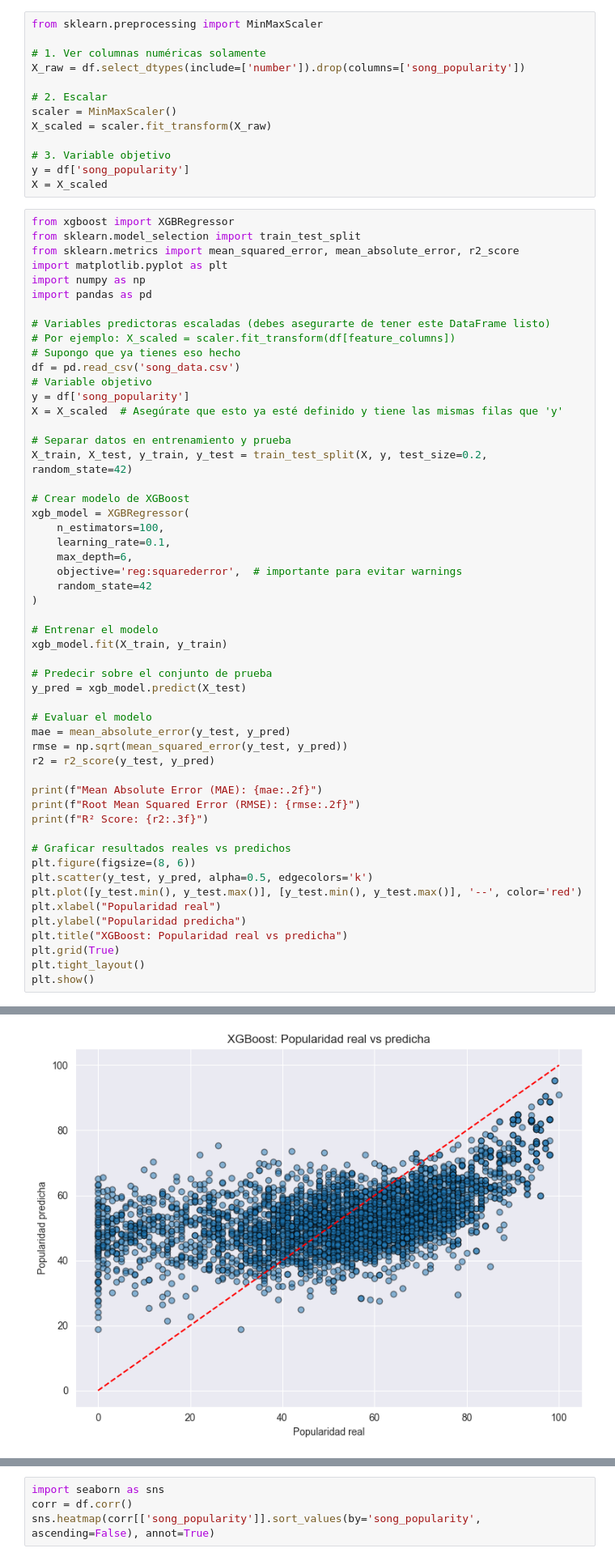
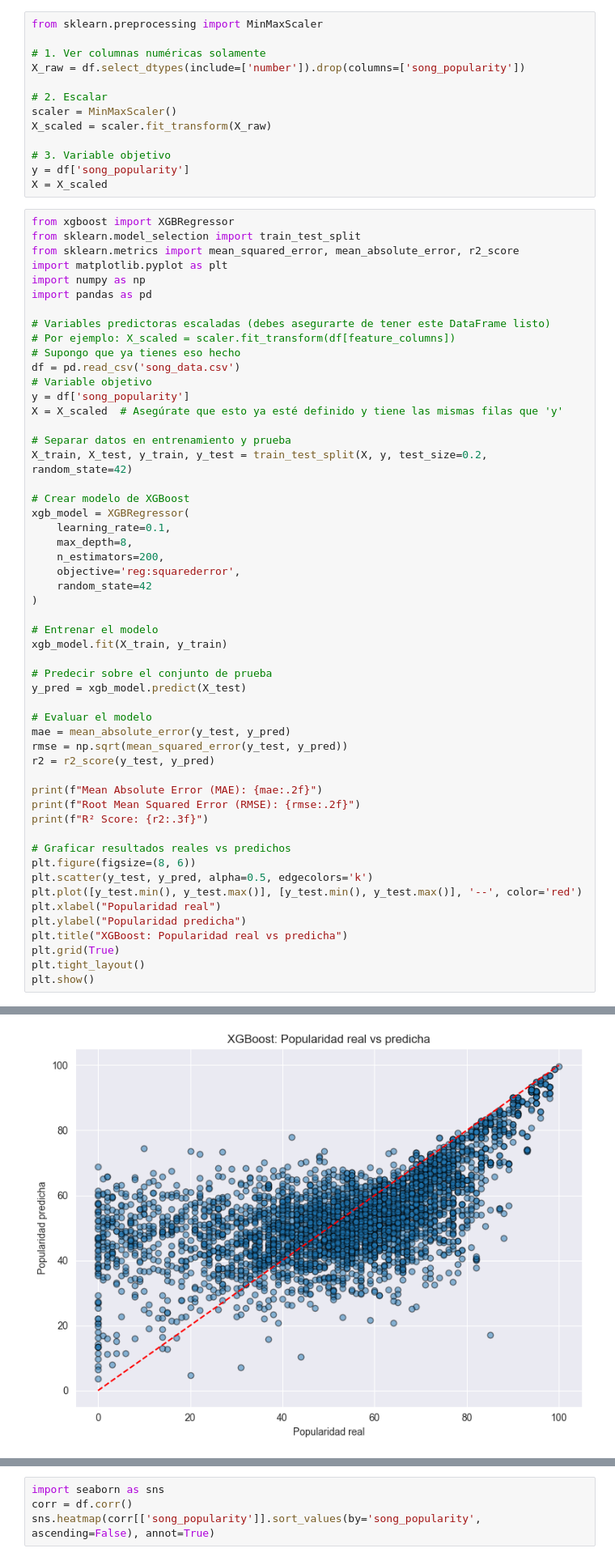
Before and after one commit to Cova01/ML_Spotify, a Jupyter notebook: xgboost.ipynb, the cells around one changed output, grey strips where cells are left out. Shown at 81% size. Drawn from its saved outputs; the diff is of its cells as text.

```diff
--- a/xgboost.ipynb
+++ b/xgboost.ipynb
@@ -32,10 +37,10 @@ X_train, X_test, y_train, y_test = train_test_split(X, y, test_size=0.2, random_
 
 # Crear modelo de XGBoost
 xgb_model = XGBRegressor(
-    n_estimators=100,
     learning_rate=0.1,
-    max_depth=6,
-    objective='reg:squarederror',  # importante para evitar warnings
+    max_depth=8,
+    n_estimators=200,
+    objective='reg:squarederror',
     random_state=42
 )
 
@@ -71 +76 @@ R² Score: 0.232
-[figure, old version]
+[figure, new version]
```
Also changed, not shown: parts of 6 cells of this notebook.
